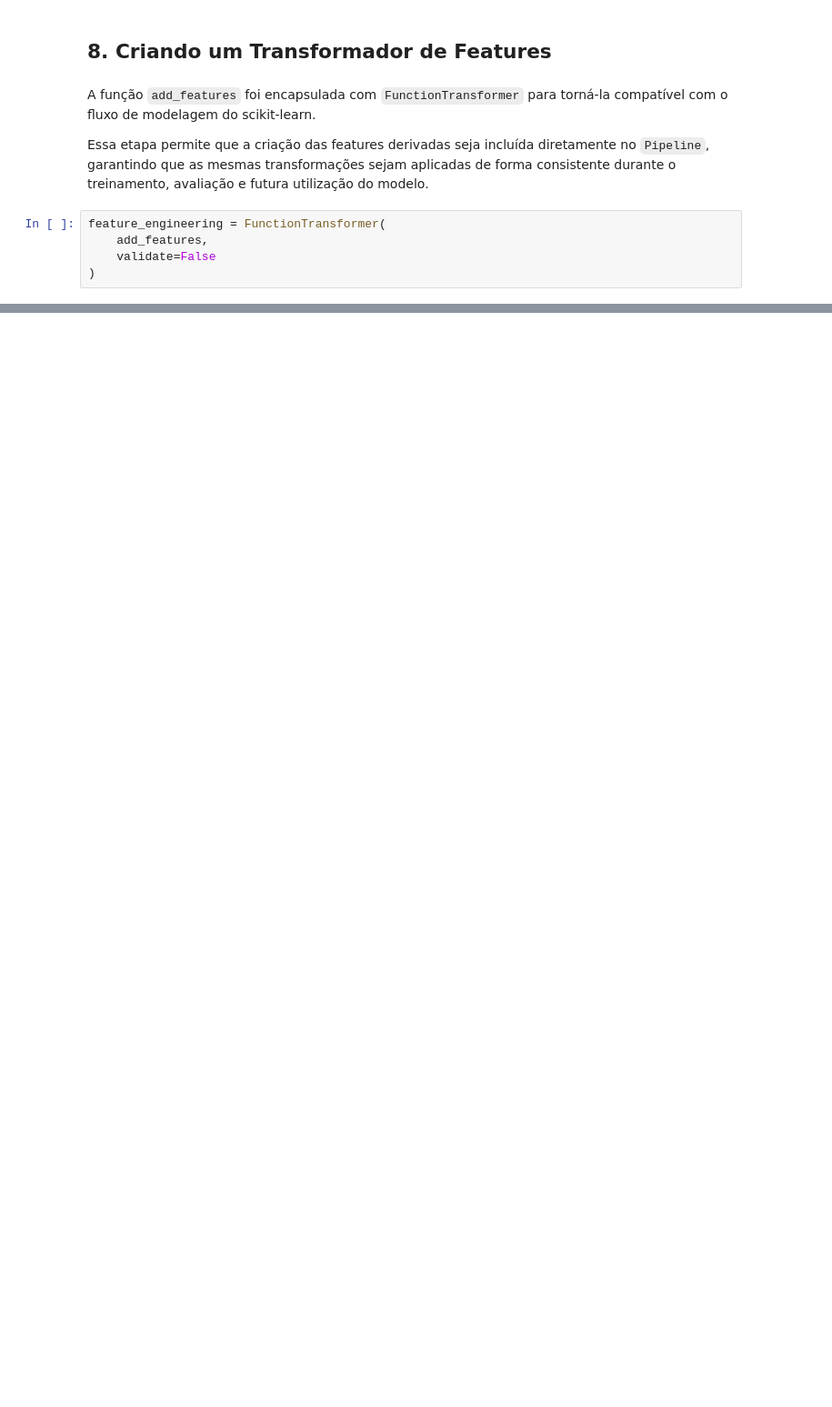
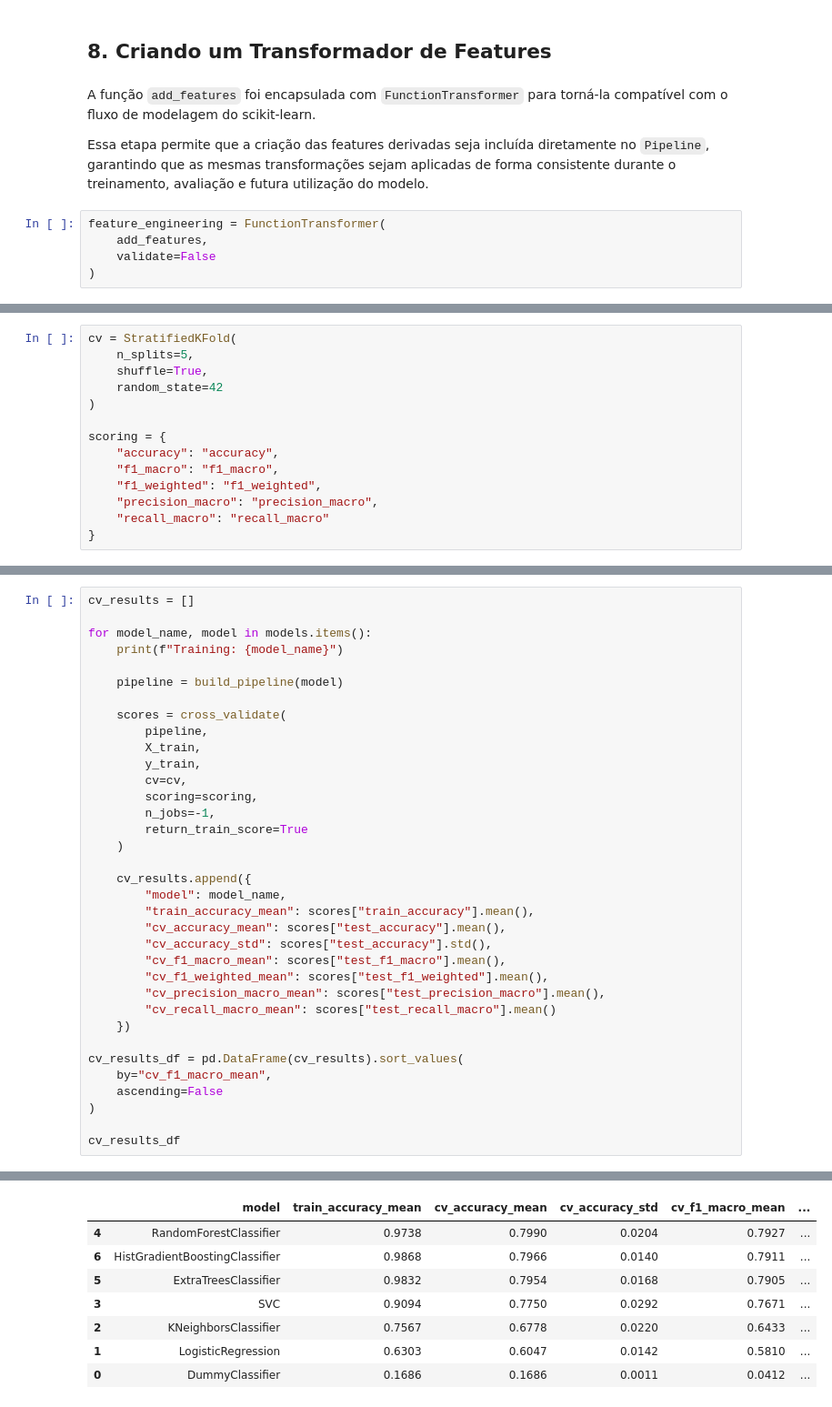
Before and after one commit to JoalysonLima/tech-challenge-fase-4-obesity-ml, a Jupyter notebook: notebooks/03_treino_avaliacao_modelo.ipynb, the cells around one changed output, grey strips where cells are left out. Shown at 91% size. Drawn from its saved outputs; the diff is of its cells as text; blank space fills up the shorter version.

```diff
--- a/notebooks/03_treino_avaliacao_modelo.ipynb
+++ b/notebooks/03_treino_avaliacao_modelo.ipynb
@@ -259,0 +421,14 @@ feature_engineering = FunctionTransformer(
+# %%
+cv = StratifiedKFold(
+    n_splits=5,
+    shuffle=True,
+    random_state=42
+)
+
+scoring = {
+    "accuracy": "accuracy",
+    "f1_macro": "f1_macro",
+    "f1_weighted": "f1_weighted",
+    "precision_macro": "precision_macro",
+    "recall_macro": "recall_macro"
+}
@@ -259,0 +616,36 @@ feature_engineering = FunctionTransformer(
+# %%
+cv_results = []
+
+for model_name, model in models.items():
+    print(f"Training: {model_name}")
+
+    pipeline = build_pipeline(model)
+
+    scores = cross_validate(
+        pipeline,
+        X_train,
+        y_train,
+        cv=cv,
+        scoring=scoring,
+        n_jobs=-1,
+        return_train_score=True
+    )
+
+    cv_results.append({
+        "model": model_name,
+        "train_accuracy_mean": scores["train_accuracy"].mean(),
+        "cv_accuracy_mean": scores["test_accuracy"].mean(),
+        "cv_accuracy_std": scores["test_accuracy"].std(),
+        "cv_f1_macro_mean": scores["test_f1_macro"].mean(),
+        "cv_f1_weighted_mean": scores["test_f1_weighted"].mean(),
+        "cv_precision_macro_mean": scores["test_precision_macro"].mean(),
+        "cv_recall_macro_mean": scores["test_recall_macro"].mean()
+    })
+
+cv_results_df = pd.DataFrame(cv_results).sort_values(
+    by="cv_f1_macro_mean",
+    ascending=False
+)
+
+cv_results_df
+# %% [output]
@@ -259,0 +659,8 @@ feature_engineering = FunctionTransformer(
+|  | model | train_accuracy_mean | cv_accuracy_mean | cv_accuracy_std | cv_f1_macro_mean | ... |
+| 4 | RandomForestClassifier | 0.9738 | 0.7990 | 0.0204 | 0.7927 | ... |
+| 6 | HistGradientBoostingClassifier | 0.9868 | 0.7966 | 0.0140 | 0.7911 | ... |
+| 5 | ExtraTreesClassifier | 0.9832 | 0.7954 | 0.0168 | 0.7905 | ... |
+| 3 | SVC | 0.9094 | 0.7750 | 0.0292 | 0.7671 | ... |
+| 2 | KNeighborsClassifier | 0.7567 | 0.6778 | 0.0220 | 0.6433 | ... |
+| 1 | LogisticRegression | 0.6303 | 0.6047 | 0.0142 | 0.5810 | ... |
+| 0 | DummyClassifier | 0.1686 | 0.1686 | 0.0011 | 0.0412 | ... |
```
Also changed, not shown: parts of 41 cells of this notebook, 4 other files.
